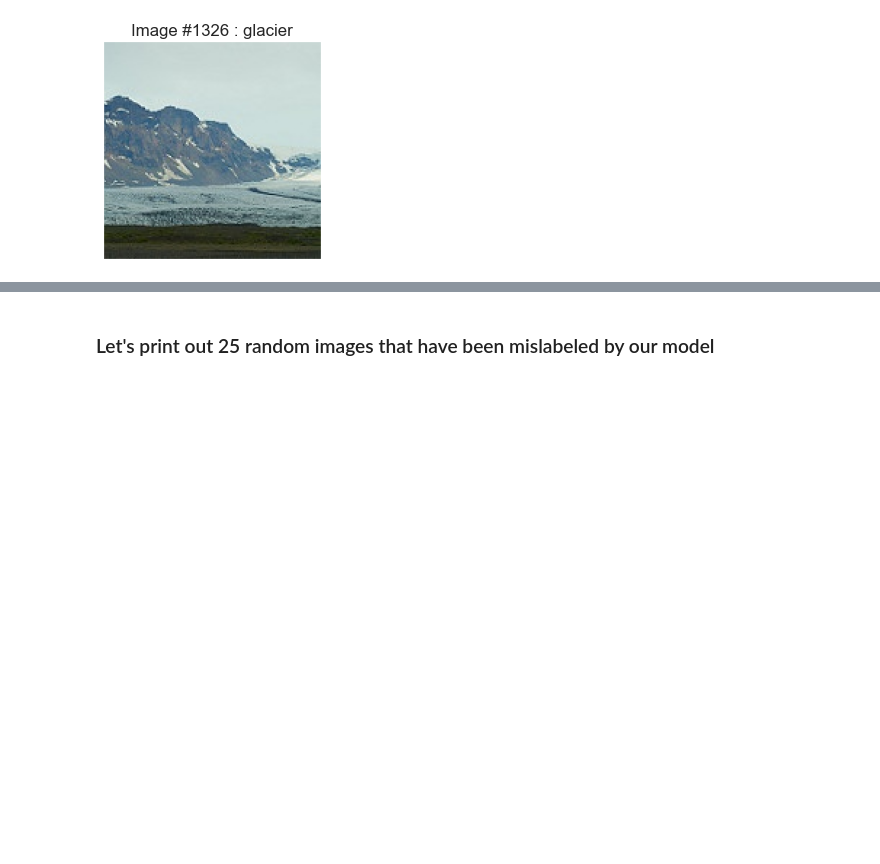
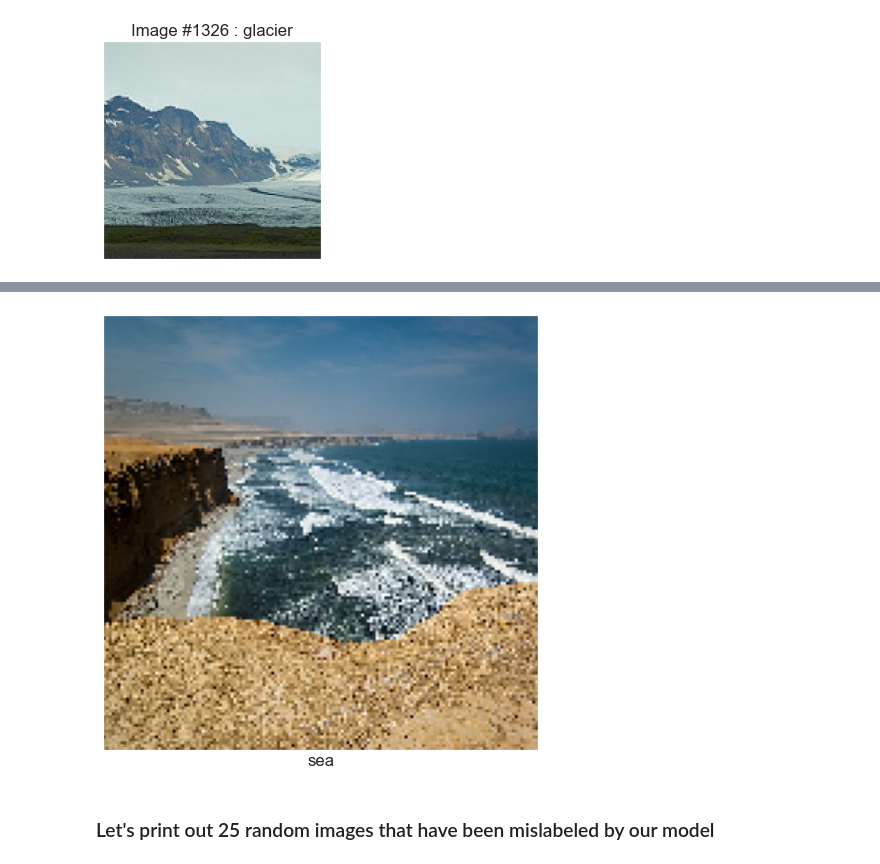
Before and after one commit to SDog6/JupiterNotebooks, a Jupyter notebook: Personal Challenge/Intel Image Classification.ipynb, the cells around one changed output, grey strips where cells are left out. Saved outputs shown, nothing was run; the diff lists cells and outputs as text; code cells hidden in the pictures; blank space fills up the shorter version.

```diff
--- a/Personal Challenge/Intel Image Classification.ipynb
+++ b/Personal Challenge/Intel Image Classification.ipynb
@@ -318,3 +396,13 @@ display_random_image(class_names, test_images, pred_labels)
+# %%
+img = image.load_img('sea.jpg', target_size = (img_width, img_height))
+img = image.img_to_array(img)
+img = np.expand_dims(img, axis = 0)
+
+predclass = KerasModel.predict(img)
+# %%
+render_image(img)
+# %% [output]
+[figure, added]
 # %% [markdown]
 ### Let's print out 25 random images that have been mislabeled by our model
 # %%
```
Also changed, not shown: parts of 54 cells of this notebook, 4 other files.
